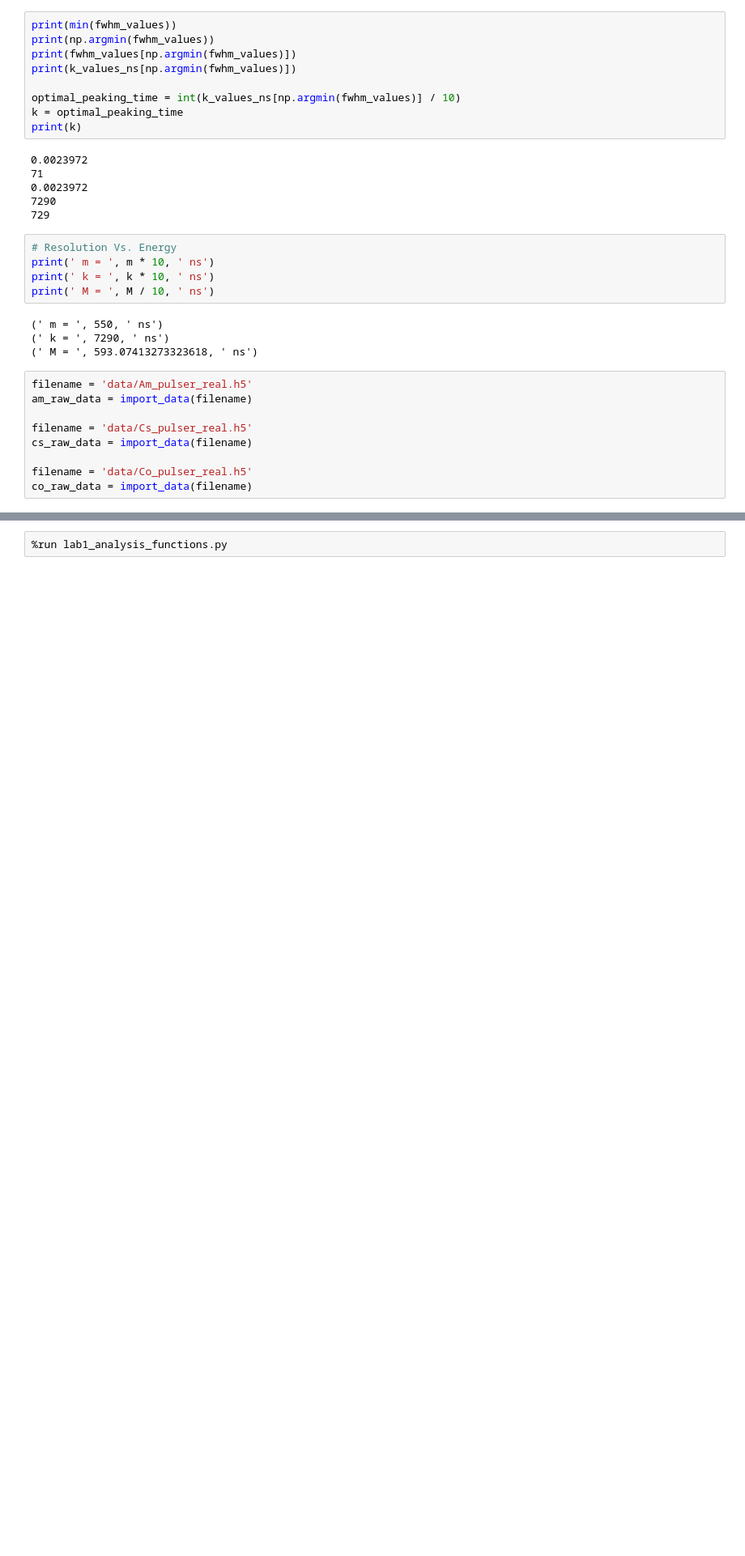
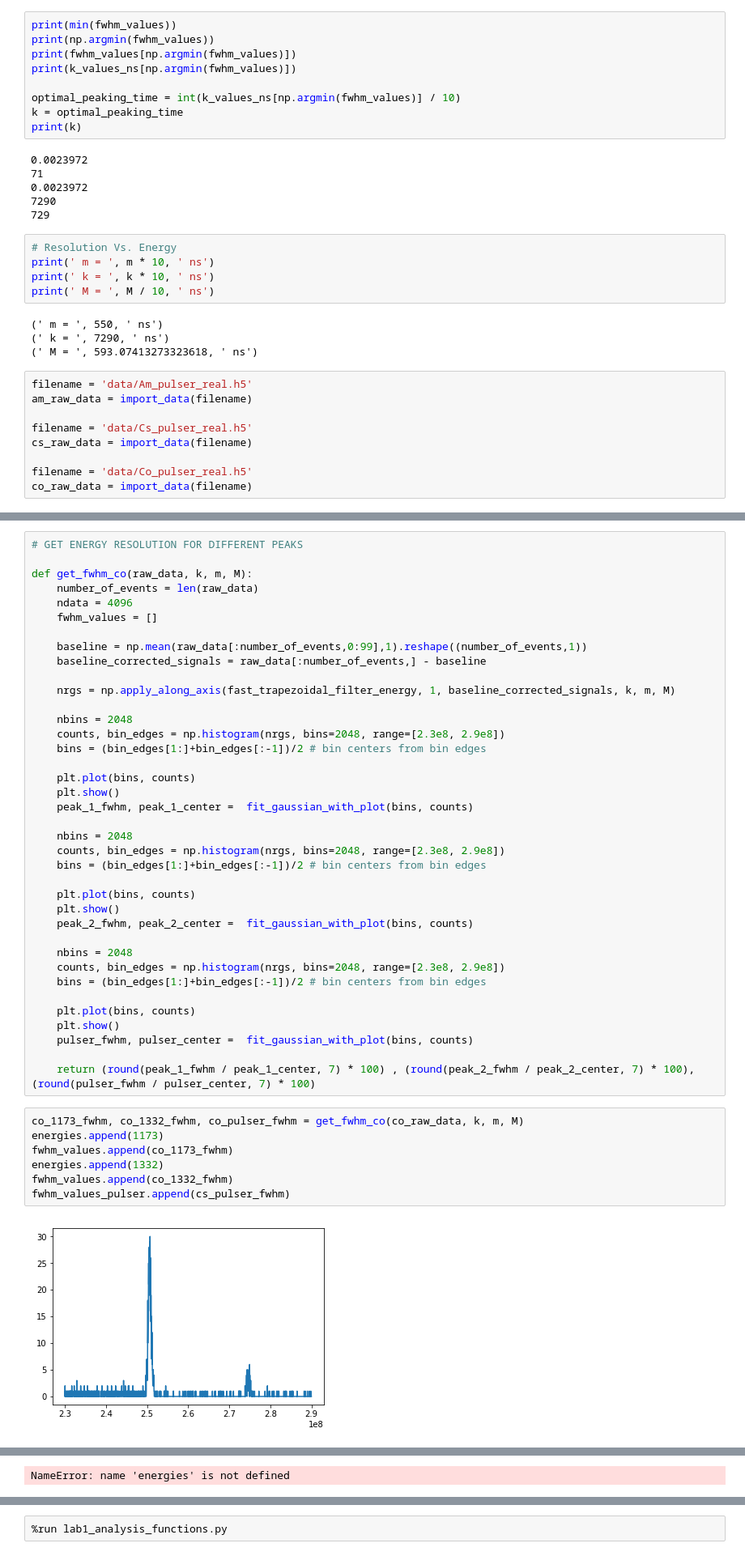
Before and after one commit to jmsz/lab3, a Jupyter notebook: lab1_analysis.ipynb, the cells around one changed output, grey strips where cells are left out. Shown: that part at 81% size. Drawn from its saved outputs; the diff is of its cells as text; blank space fills up the shorter version.

```diff
--- a/lab1_analysis.ipynb
+++ b/lab1_analysis.ipynb
@@ -357,3 +297,50 @@ def get_fwhm_cs(raw_data, k, m, M):
     pulser_fwhm, pulser_center =  fit_gaussian_with_plot(bins, counts)
 
     return (round(peak_fwhm / peak_center, 7) * 100) , (round(pulser_fwhm / pulser_center, 7) * 100)
+# %%
+# GET ENERGY RESOLUTION FOR DIFFERENT PEAKS
+
+def get_fwhm_co(raw_data, k, m, M):
+    number_of_events = len(raw_data)
+    ndata = 4096
+    fwhm_values = []
+
+    baseline = np.mean(raw_data[:number_of_events,0:99],1).reshape((number_of_events,1))
+    baseline_corrected_signals = raw_data[:number_of_events,] - baseline
+
+    nrgs = np.apply_along_axis(fast_trapezoidal_filter_energy, 1, baseline_corrected_signals, k, m, M)
+
+    nbins = 2048
+    counts, bin_edges = np.histogram(nrgs, bins=2048, range=[2.3e8, 2.9e8])
+    bins = (bin_edges[1:]+bin_edges[:-1])/2 # bin centers from bin edges
+
+    plt.plot(bins, counts)
+    plt.show()
+    peak_1_fwhm, peak_1_center =  fit_gaussian_with_plot(bins, counts)
+
+    nbins = 2048
+    counts, bin_edges = np.histogram(nrgs, bins=2048, range=[2.3e8, 2.9e8])
+    bins = (bin_edges[1:]+bin_edges[:-1])/2 # bin centers from bin edges
+
+    plt.plot(bins, counts)
+    plt.show()
+    peak_2_fwhm, peak_2_center =  fit_gaussian_with_plot(bins, counts)
+
+    nbins = 2048
+    counts, bin_edges = np.histogram(nrgs, bins=2048, range=[2.3e8, 2.9e8])
+    bins = (bin_edges[1:]+bin_edges[:-1])/2 # bin centers from bin edges
+
+    plt.plot(bins, counts)
+    plt.show()
+    pulser_fwhm, pulser_center =  fit_gaussian_with_plot(bins, counts)
+
+    return (round(peak_1_fwhm / peak_1_center, 7) * 100) , (round(peak_2_fwhm / peak_2_center, 7) * 100),  (round(pulser_fwhm / pulser_center, 7) * 100)
+# %%
+co_1173_fwhm, co_1332_fwhm, co_pulser_fwhm = get_fwhm_co(co_raw_data, k, m, M)
+energies.append(1173)
+fwhm_values.append(co_1173_fwhm)
+energies.append(1332)
+fwhm_values.append(co_1332_fwhm)
+fwhm_values_pulser.append(cs_pulser_fwhm)
+# %% [output]
+[figure, added]
@@ -360 +406,2 @@ def get_fwhm_cs(raw_data, k, m, M):
+NameError: name 'energies' is not defined
 # %%
```
Also changed, not shown: parts of 15 cells of this notebook, 2 other files.
